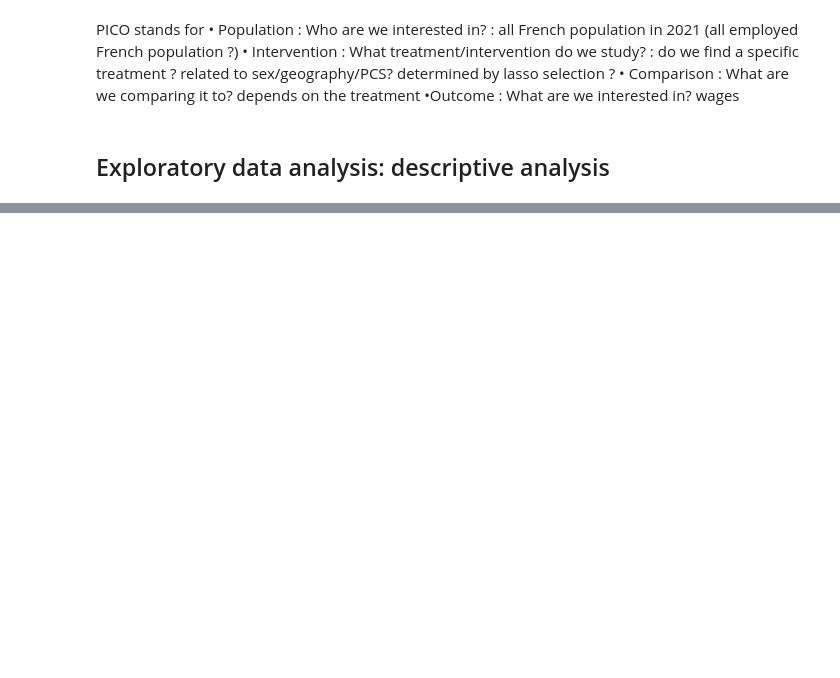
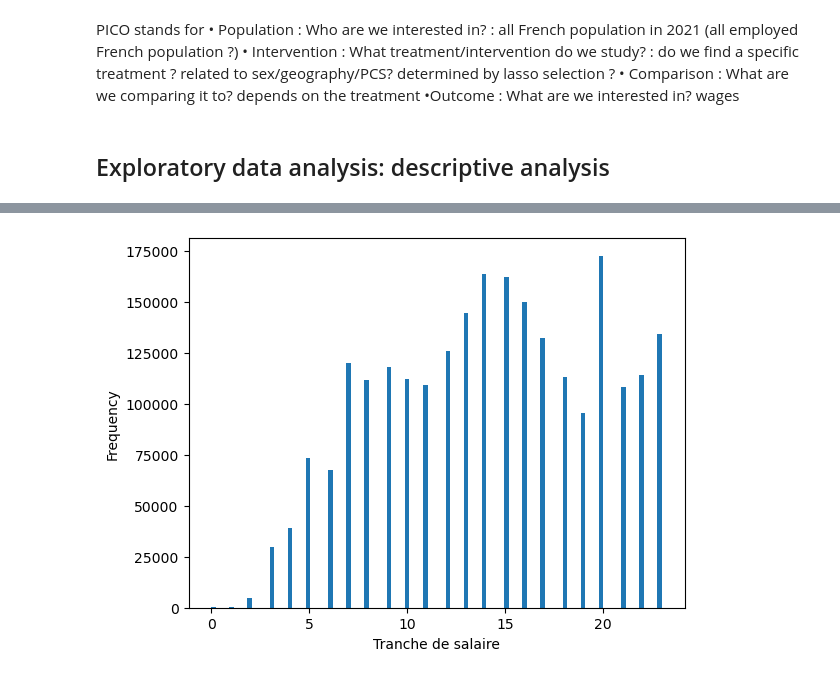
Before and after one commit to grn-matthieu/ML-for-econometrics---Project, a Jupyter notebook: test_import_données.ipynb, the cells around one changed output, grey strips where cells are left out. Saved outputs shown, nothing was run; the diff lists cells and outputs as text; code cells hidden in the pictures; blank space fills up the shorter version.

```diff
--- a/test_import_données.ipynb
+++ b/test_import_données.ipynb
@@ -92,3 +132,11 @@ ax.set_ylabel('Frequency')
 plt.show()
 # %%
 base['DOMEMPL'].value_counts()
+# %%
+fig, ax = plt.subplots()
+ax.hist(base['TRNNETO'], bins=100, cumulative=False)
+ax.set_xlabel('Tranche de salaire')
+ax.set_ylabel('Frequency')
+plt.show()
+# %% [output]
+[figure, added]
```
Also changed, not shown: parts of 17 cells of this notebook.
